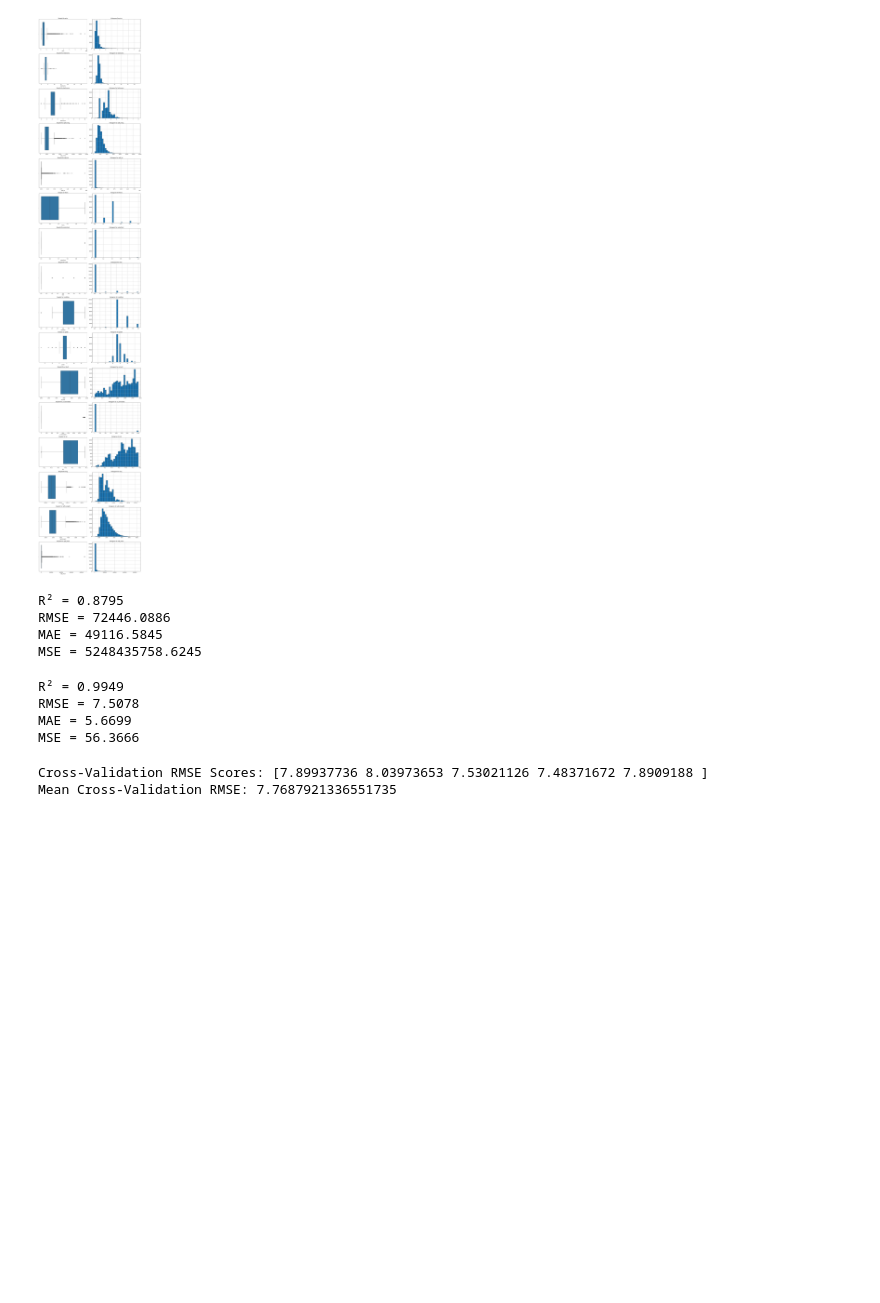
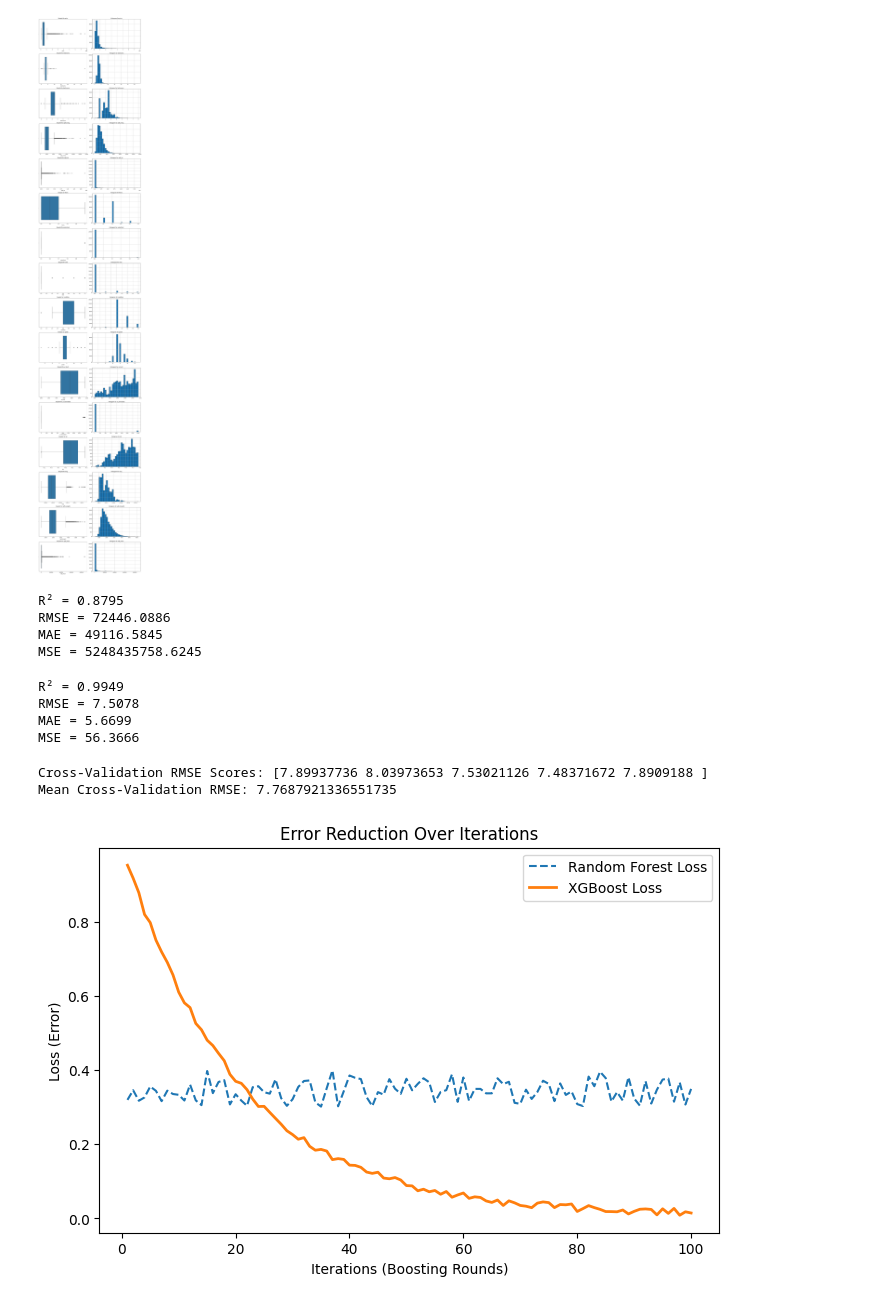
Before and after one commit to JayEm65/IronKaggle_project, a Jupyter notebook: main.ipynb, the cells around one changed output. Saved outputs shown, nothing was run; the diff lists cells and outputs as text; code cells hidden in the pictures; blank space fills up the shorter version.

```diff
--- a/main.ipynb
+++ b/main.ipynb
@@ -301,3 +301,19 @@ print(f"Mean Cross-Validation RMSE: {cv_scores.mean()}")
 # %% [output]
 Cross-Validation RMSE Scores: [7.89937736 8.03973653 7.53021126 7.48371672 7.8909188 ]
 Mean Cross-Validation RMSE: 7.7687921336551735
+# %%
+# Example training loss data:
+iterations = np.arange(1, 101)
+random_forest_loss = np.random.uniform(0.3, 0.4, size=100)  # Random fluctuation
+xgboost_loss = np.exp(-iterations / 20) + np.random.uniform(0, 0.02, size=100)  # Exponential decrease
+
+plt.figure(figsize=(8, 5))
+plt.plot(iterations, random_forest_loss, label="Random Forest Loss", linestyle="dashed")
+plt.plot(iterations, xgboost_loss, label="XGBoost Loss", linewidth=2)
+plt.xlabel("Iterations (Boosting Rounds)")
+plt.ylabel("Loss (Error)")
+plt.title("Error Reduction Over Iterations")
+plt.legend()
+plt.show()
+# %% [output]
+[figure, added]
```
